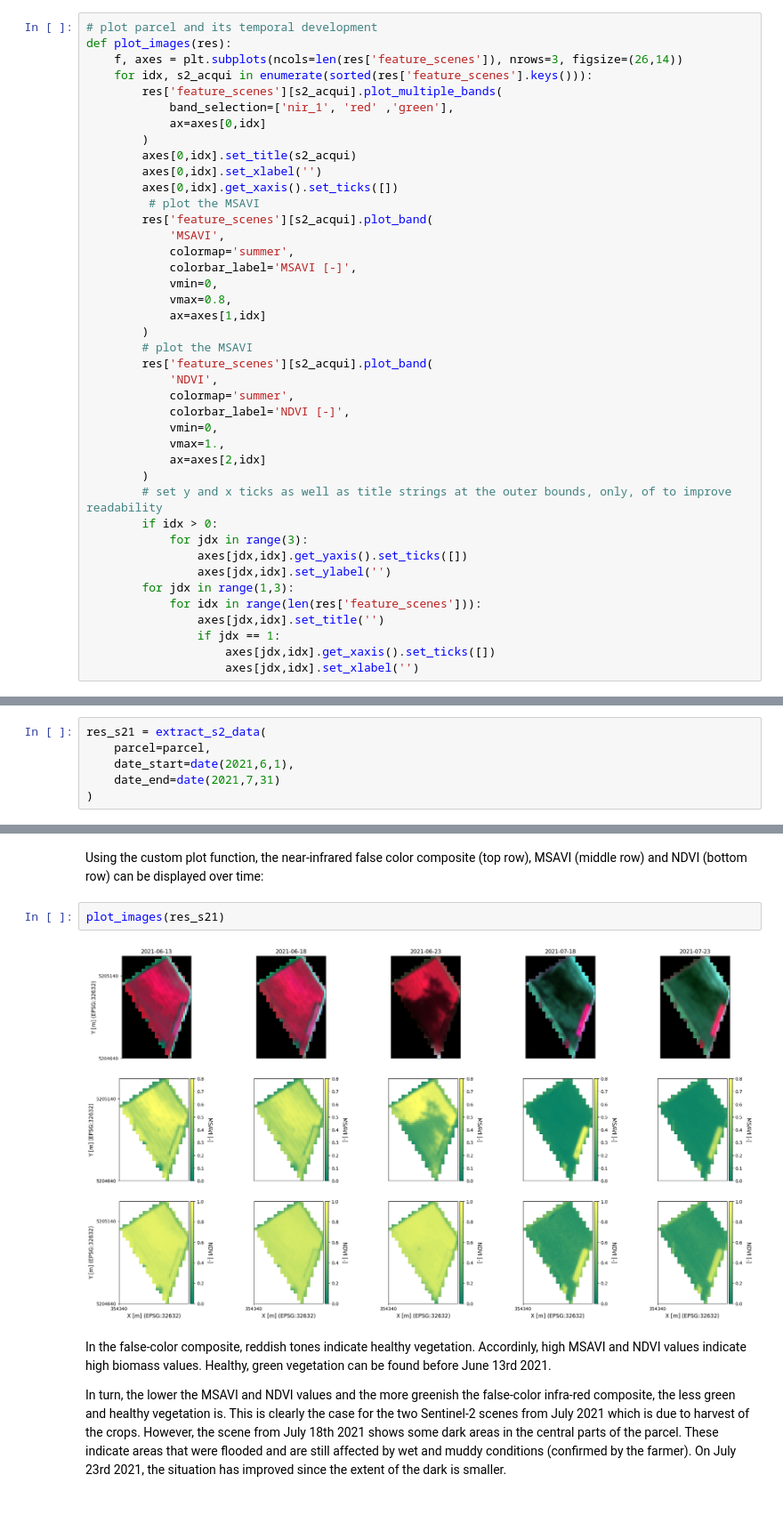
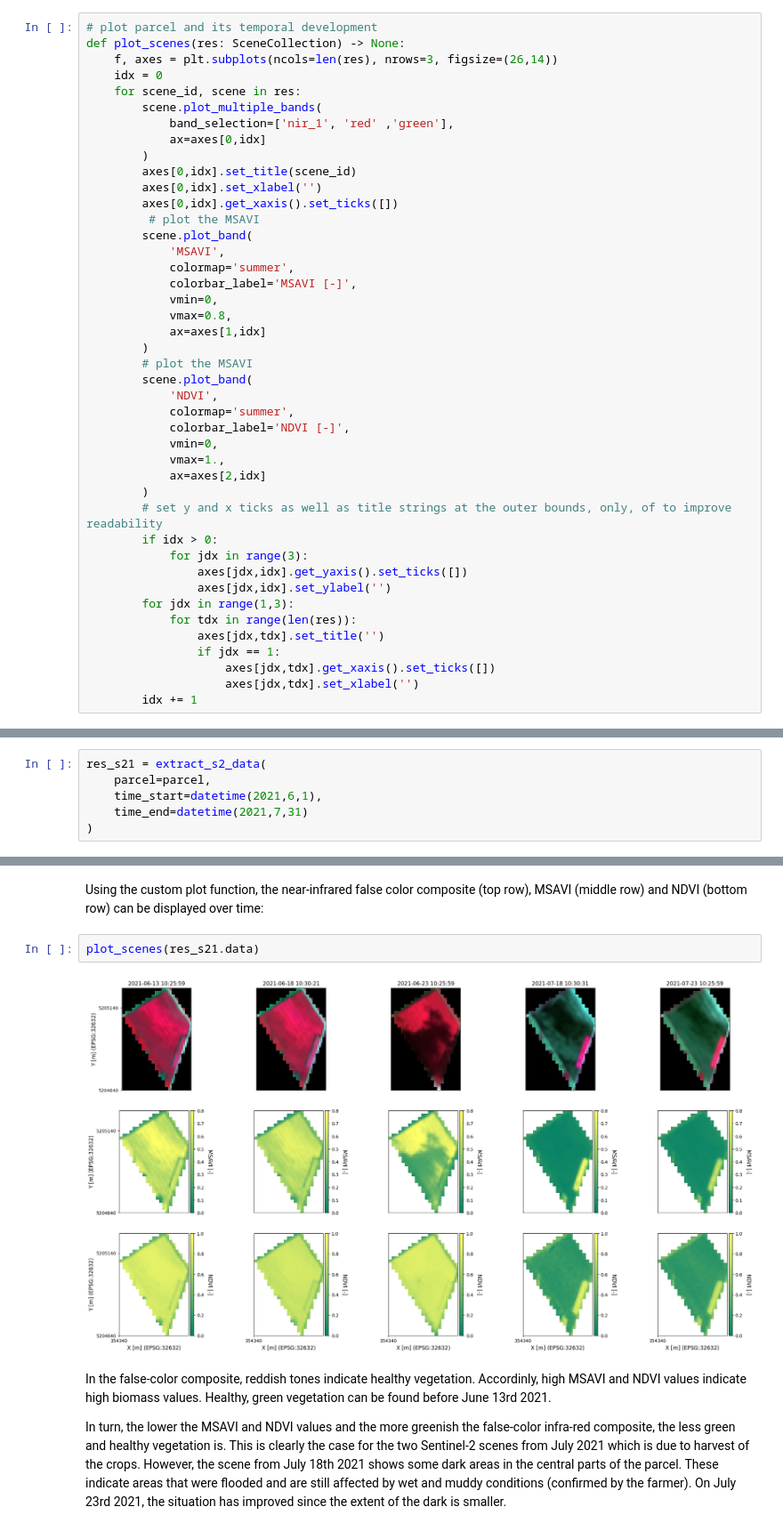
Before and after one commit to EOA-team/eodal_notebooks, a Jupyter notebook: notebooks/Sentinel-2/sentinel2_crop_growing_conditions.ipynb, the cells around one changed output, grey strips where cells are left out. Shown at 89% size. Saved outputs shown, nothing was run; the diff lists cells and outputs as text.

```diff
--- a/notebooks/Sentinel-2/sentinel2_crop_growing_conditions.ipynb
+++ b/notebooks/Sentinel-2/sentinel2_crop_growing_conditions.ipynb
@@ -368,18 +358,19 @@ def extract_s2_data(
 In addition, a function is defined to plot a series of Sentinel-2 scenes as **near-infrared False-Color composite** plus the **MSAVI and NDVI indices** which are both proxies for canopy greeness and relate to physiological plant traits such as the **Leaf Area Index (LAI)**.
 # %%
 # plot parcel and its temporal development
-def plot_images(res):
-    f, axes = plt.subplots(ncols=len(res['feature_scenes']), nrows=3, figsize=(26,14))
-    for idx, s2_acqui in enumerate(sorted(res['feature_scenes'].keys())):
-        res['feature_scenes'][s2_acqui].plot_multiple_bands(
+def plot_scenes(res: SceneCollection) -> None:
+    f, axes = plt.subplots(ncols=len(res), nrows=3, figsize=(26,14))
+    idx = 0
+    for scene_id, scene in res:
+        scene.plot_multiple_bands(
             band_selection=['nir_1', 'red' ,'green'],
             ax=axes[0,idx]
         )
-        axes[0,idx].set_title(s2_acqui)
+        axes[0,idx].set_title(scene_id)
         axes[0,idx].set_xlabel('')
         axes[0,idx].get_xaxis().set_ticks([])
          # plot the MSAVI
-        res['feature_scenes'][s2_acqui].plot_band(
+        scene.plot_band(
             'MSAVI',
             colormap='summer',
             colorbar_label='MSAVI [-]',
@@ -388,7 +379,7 @@ def plot_images(res):
             ax=axes[1,idx]
         )
         # plot the MSAVI
-        res['feature_scenes'][s2_acqui].plot_band(
+        scene.plot_band(
             'NDVI',
             colormap='summer',
             colorbar_label='NDVI [-]',
@@ -402,9 +393,10 @@ def plot_images(res):
                 axes[jdx,idx].get_yaxis().set_ticks([])
                 axes[jdx,idx].set_ylabel('')
         for jdx in range(1,3):
-            for idx in range(len(res['feature_scenes'])):
-                axes[jdx,idx].set_title('')
+            for tdx in range(len(res)):
+                axes[jdx,tdx].set_title('')
                 if jdx == 1:
-                    axes[jdx,idx].get_xaxis().set_ticks([])
-                    axes[jdx,idx].set_xlabel('')
+                    axes[jdx,tdx].get_xaxis().set_ticks([])
+                    axes[jdx,tdx].set_xlabel('')
+        idx += 1
 # %% [markdown]
@@ -414,7 +406,7 @@ Data before, during and after the most heavy rainfall events is extracted betwee
 # %%
 res_s21 = extract_s2_data(
     parcel=parcel,
-    date_start=date(2021,6,1),
-    date_end=date(2021,7,31)
+    time_start=datetime(2021,6,1),
+    time_end=datetime(2021,7,31)
 )
 # %% [output]
@@ -441,9 +428,9 @@ res_s21['scene_properties']
 # %% [markdown]
 Using the custom plot function, the near-infrared false color composite (top row), MSAVI (middle row) and NDVI (bottom row) can be displayed over time:
 # %%
-plot_images(res_s21)
+plot_scenes(res_s21.data)
 # %% [output]
-[figure, old version]
+[figure, new version]
 # %% [markdown]
 In the false-color composite, reddish tones indicate healthy vegetation. Accordinly, high MSAVI and NDVI values indicate high biomass values. Healthy, green vegetation can be found before June 13rd 2021.
 
```
Also changed, not shown: parts of 23 cells of this notebook, 5 other files.
